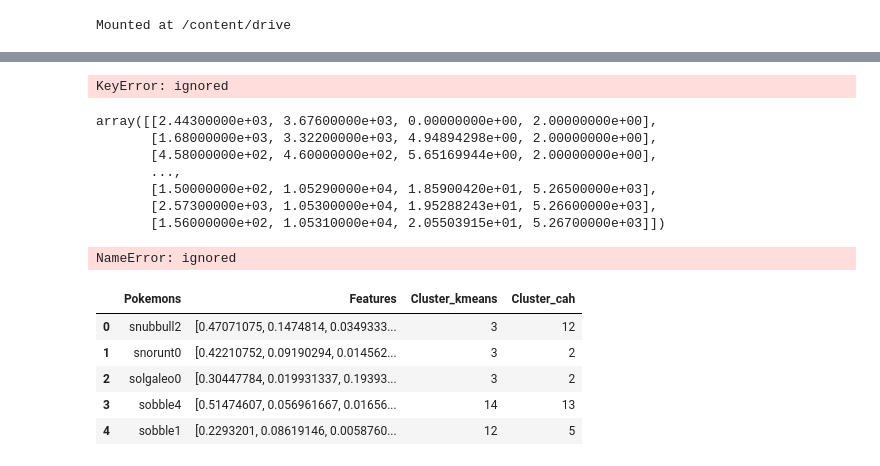
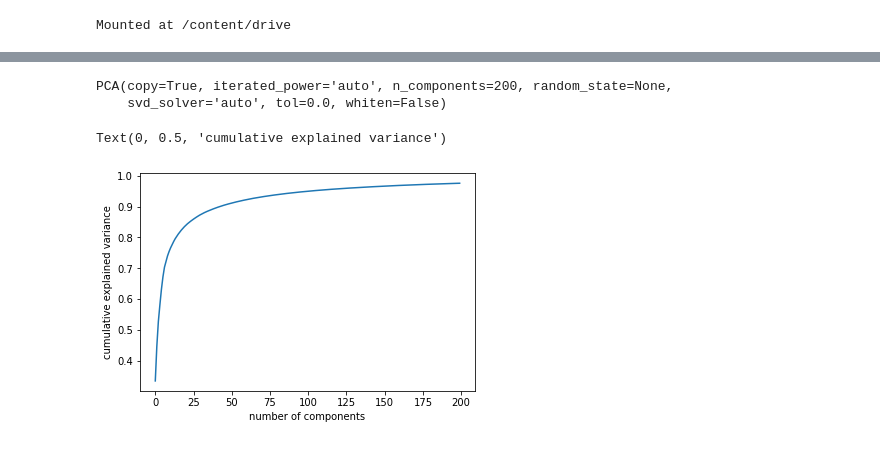
Before and after one commit to Ibizascop/Pokemon_Sounds, a Jupyter notebook: CNN.ipynb, the cells around one changed output, grey strips where cells are left out. Saved outputs shown, nothing was run; the diff lists cells and outputs as text; code cells hidden in the pictures.

```diff
--- a/CNN.ipynb
+++ b/CNN.ipynb
@@ -93,3 +118,4 @@ df.head()
 # %%
 #Vector with the features extracted from CNN
-Training_Feature_vector = np.matrix(Flatten_spectros)
+Training_Feature_vector = np.array(list(df["Features"]))
+Training_Feature_vector
@@ -96,27 +135,0 @@ Training_Feature_vector = np.matrix(Flatten_spectros)
-# %%
-######################################################
-#        CAH Clustering                 #
-######################################################
-CAH = linkage(Training_Feature_vector,'ward')
-dendo = dendrogram(CAH,labels=df["Pokemons"])
-
-df["Cluster_cah"]=list(CAH.labels_)
-
-#Visualisation
-
-plt.title('CAH Clustering')
-plt.show()
-plt.savefig("/content/drive/MyDrive/dendo.png")
-plt.close("all")
-# %% [output]
-KeyError: ignored
-# %%
-CAH
-# %% [output]
-array([[2.44300000e+03, 3.67600000e+03, 0.00000000e+00, 2.00000000e+00],
-       [1.68000000e+03, 3.32200000e+03, 4.94894298e+00, 2.00000000e+00],
-       [4.58000000e+02, 4.60000000e+02, 5.65169944e+00, 2.00000000e+00],
-       ...,
-       [1.50000000e+02, 1.05290000e+04, 1.85900420e+01, 5.26500000e+03],
-       [2.57300000e+03, 1.05300000e+04, 1.95288243e+01, 5.26600000e+03],
-       [1.56000000e+02, 1.05310000e+04, 2.05503915e+01, 5.26700000e+03]])
@@ -149,27 +136,15 @@ plt.close("all")
-# %%
-######################################################
-#        PAM Clustering                 #
-######################################################
-kmedoids = KMedoids(n_clusters=15).fit(Training_Feature_vector)
-df["Cluster_PAM"]=list(kmedoids.labels_)
-
-#Visualitation
-reduced_data = PCA(n_components=pca_num_components).fit_transform(Training_Feature_vector)
-results = pd.DataFrame(reduced_data,columns=['pca1','pca2'])
-
-sns.scatterplot(x="pca1", y="pca2", hue=df['Cluster_PAM'], data=results)
-plt.title('PAM Clustering with 2 dimensions')
-plt.show()
-plt.savefig("/content/drive/MyDrive/pam.png")
-plt.close("all")
-# %% [output]
-NameError: ignored
-# %%
-df.head()
-# %% [output]
-|  | Pokemons | Features | Cluster_kmeans | Cluster_cah |
-| 0 | snubbull2 | [0.47071075, 0.1474814, 0.0349333... | 3 | 12 |
-| 1 | snorunt0 | [0.42210752, 0.09190294, 0.014562... | 3 | 2 |
-| 2 | solgaleo0 | [0.30447784, 0.019931337, 0.19393... | 3 | 2 |
-| 3 | sobble4 | [0.51474607, 0.056961667, 0.01656... | 14 | 13 |
-| 4 | sobble1 | [0.2293201, 0.08619146, 0.0058760... | 12 | 5 |
+# %%
+pca = PCA(n_components =200)
+pca.fit(Training_Feature_vector)
+pca
+# %% [output]
+PCA(copy=True, iterated_power='auto', n_components=200, random_state=None,
+    svd_solver='auto', tol=0.0, whiten=False)
+# %%
+#Visualize optimal number of components to keep
+plt.plot(np.cumsum(pca.explained_variance_ratio_))
+plt.xlabel("number of components")
+plt.ylabel("cumulative explained variance")
+# %% [output]
+Text(0, 0.5, 'cumulative explained variance')
+[figure, added]
```
Also changed, not shown: parts of 18 cells of this notebook.
